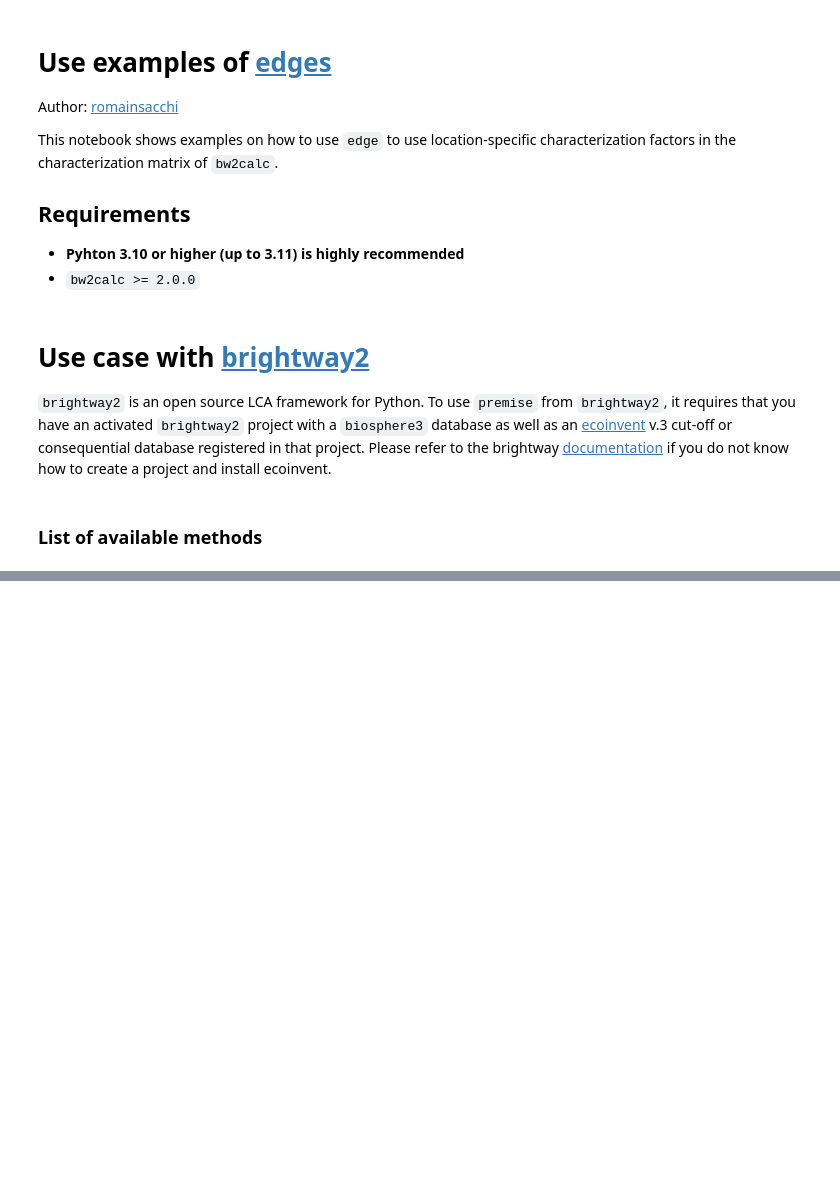
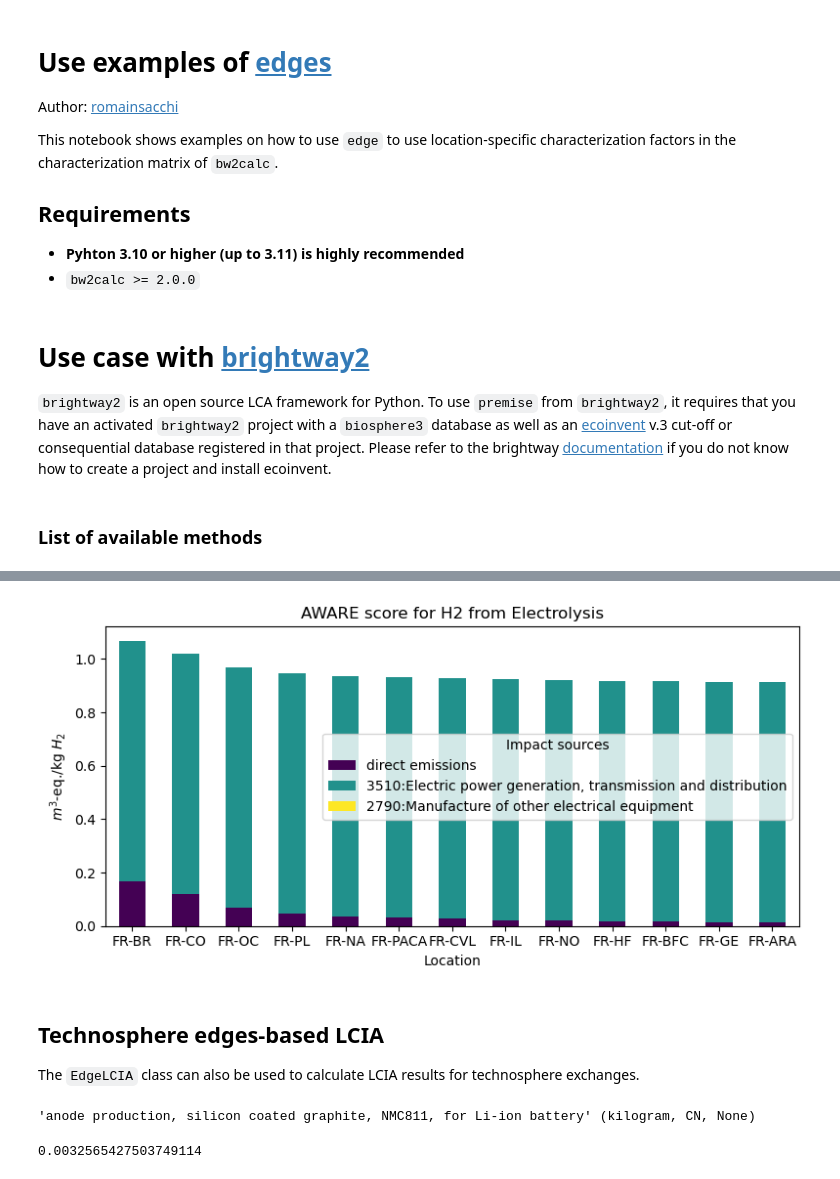
Before and after one commit to philoubet/edges, a Jupyter notebook: examples/examples.ipynb, the cells around one changed output, grey strips where cells are left out. Drawn from its saved outputs; the diff is of its cells as text; code cells hidden in the pictures; blank space fills up the shorter version.

```diff
--- a/examples/examples.ipynb
+++ b/examples/examples.ipynb
@@ -182,7 +168,0 @@ Databases dictionary with 4 object(s):
-# %%
-for long, short in locs.items():
-    act = [act for act in bw2data.Database("h2") if act["location"] == short][0]
-    LCA = SpatialLCA({act: 1}, method)
-    LCA.lci()
-    LCA.lcia()
-    print(f"Location: {long}, score: {LCA.score}")
@@ -218,0 +169,15 @@ LCA.generate_cf_table()
+# %%
+from edges.analysis import compare_activities_by_grouped_leaves
+import bw2data
+bw2data.projects.set_current("bw25_ei310")
+# %%
+method = ('AWARE 1.2c', 'Country', 'non', 'irri', 'yearly')
+FU = [act for act in bw2data.Database("h2")]
+df = compare_activities_by_grouped_leaves(
+    FU,
+    method,
+    max_level=1,
+    output_format="pandas",
+    mode="absolute",
+    cutoff=1e-2,
+)
@@ -218,0 +202,40 @@ LCA.generate_cf_table()
+# %%
+import matplotlib.pyplot as plt
+# Prepare the data for the stacked bar chart
+locations = df["location"]
+values = df.loc[:, "direct emissions":]
+
+# Plot the stacked bar chart
+fig, ax = plt.subplots(figsize=(8, 4))
+values.plot(kind="bar", stacked=True, ax=ax, colormap="viridis")
+
+# Set chart details
+ax.set_xticks(range(len(locations)))
+ax.set_xticklabels(locations, rotation=0)
+ax.set_xlabel("Location")
+ax.set_ylabel("$m^3$-eq./kg $H_2$")
+ax.set_title("AWARE score for H2 from Electrolysis")
+plt.legend(title="Impact sources")
+plt.tight_layout()
+
+# Show the plot
+plt.show()
+# %% [output]
+[figure, added]
+# %% [markdown]
+## Technosphere edges-based LCIA
+
+The `EdgeLCIA` class can also be used to calculate LCIA results for technosphere exchanges.
+# %%
+act = [a for a in bw2data.Database("ecoinvent-3.10-cutoff") if "NMC" in a["name"]][0]
+act
+# %% [output]
+'anode production, silicon coated graphite, NMC811, for Li-ion battery' (kilogram, CN, None)
+# %%
+method = ('RELICS', 'copper')
+LCA = EdgeLCIA({act: 1}, method)
+LCA.lci()
+LCA.lcia()
+LCA.score
+# %% [output]
+0.0032565427503749114
```
Also changed, not shown: parts of 20 cells of this notebook, 1 other file.
